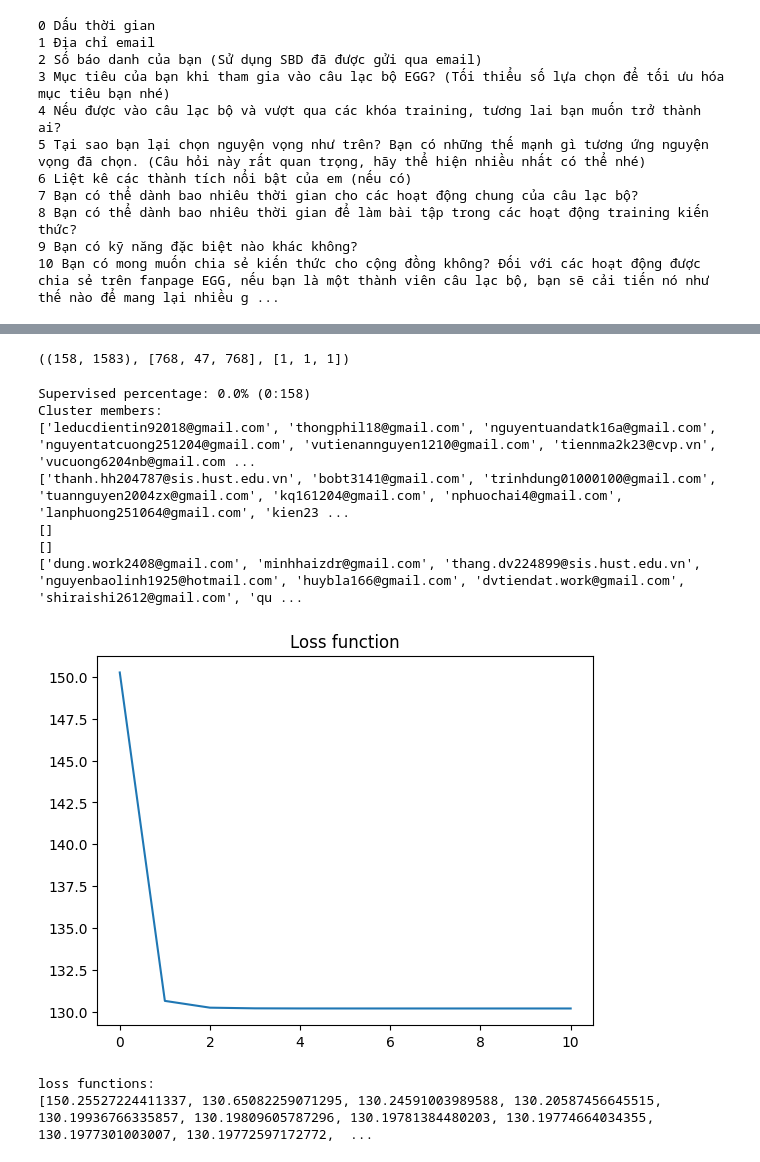
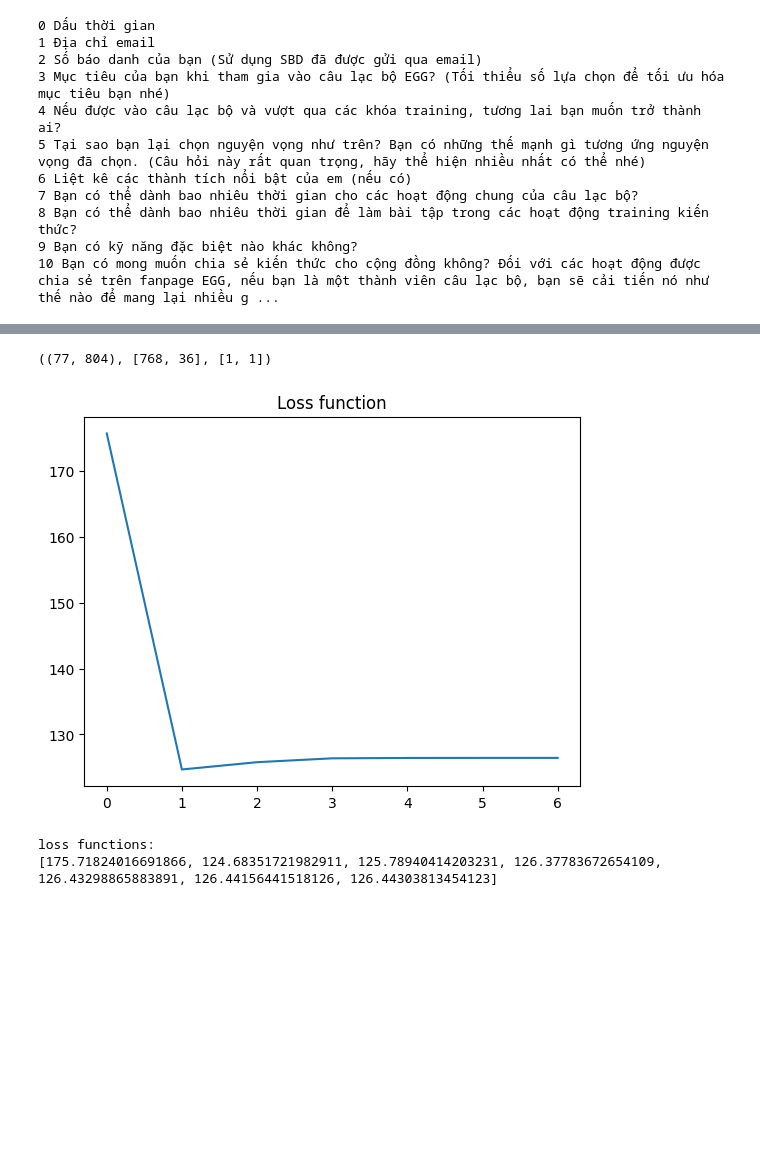
Before and after one commit to hoangtc125/algo-clustering-service, a Jupyter notebook: notebook/text_loading.ipynb, the cells around one changed output, grey strips where cells are left out. Drawn from its saved outputs; the diff is of its cells as text; code cells hidden in the pictures; blank space fills up the shorter version.

```diff
--- a/notebook/text_loading.ipynb
+++ b/notebook/text_loading.ipynb
@@ -90,7 +87,7 @@ cluster_fields = [
     # 7,
     # 8,
     9,
-    10,
+    # 10,
 ]
 dataset = None
 data_field_len = []
@@ -102,35 +99,28 @@ for idx, id_field in enumerate(cluster_fields):
     data_field_weight.append(fields_chosen[id_field][1])
 dataset.shape, data_field_len, data_field_weight
 # %% [output]
-((158, 1583), [768, 47, 768], [1, 1, 1])
+((77, 804), [768, 36], [1, 1])
 # %%
 supervised_set = [
     [
 
     ]
 ]
 ssmc_fcm = SSMC_FCM(
     dataset=dataset,
     fields_len=data_field_len,
-    fields_weight=[1.2, 1, 1],
+    fields_weight=[1, 2],
     n_clusters=5,
     identity=identity,
     supervised_set=supervised_set,
 )
 ssmc_fcm.clustering()
-ssmc_fcm.show_cluster_members()
+# ssmc_fcm.show_cluster_members()
 ssmc_fcm.show_loss_function()
 # %% [output]
+[figure, new version]
-Supervised percentage: 0.0% (0:158)
-Cluster members:
-['leducdientin92018@gmail.com', 'thongphil18@gmail.com', 'nguyentuandatk16a@gmail.com', 'nguyentatcuong251204@gmail.com', 'vutienannguyen1210@gmail.com', 'tiennma2k23@cvp.vn', 'vucuong6204nb@gmail.com ...
-['thanh.hh204787@sis.hust.edu.vn', 'bobt3141@gmail.com', 'trinhdung01000100@gmail.com', 'tuannguyen2004zx@gmail.com', 'kq161204@gmail.com', 'nphuochai4@gmail.com', 'lanphuong251064@gmail.com', 'kien23 ...
-[]
-[]
-['dung.work2408@gmail.com', 'minhhaizdr@gmail.com', 'thang.dv224899@sis.hust.edu.vn', 'nguyenbaolinh1925@hotmail.com', 'huybla166@gmail.com', 'dvtiendat.work@gmail.com', 'shiraishi2612@gmail.com', 'qu ...
+loss functions:
+[175.71824016691866, 124.68351721982911, 125.78940414203231, 126.37783672654109, 126.43298865883891, 126.44156441518126, 126.44303813454123]
-[figure, old version]
-loss functions:
-[150.25527224411337, 130.65082259071295, 130.24591003989588, 130.20587456645515, 130.19936766335857, 130.19809605787296, 130.19781384480203, 130.19774664034355, 130.1977301003007, 130.19772597172772,  ...
 # %%
 identity_mapping = {iden: idx for idx, iden in enumerate(identity)}
 for cluster in ssmc_fcm.pred_labels:
```
Also changed, not shown: parts of 5 cells of this notebook, 2 other files.
